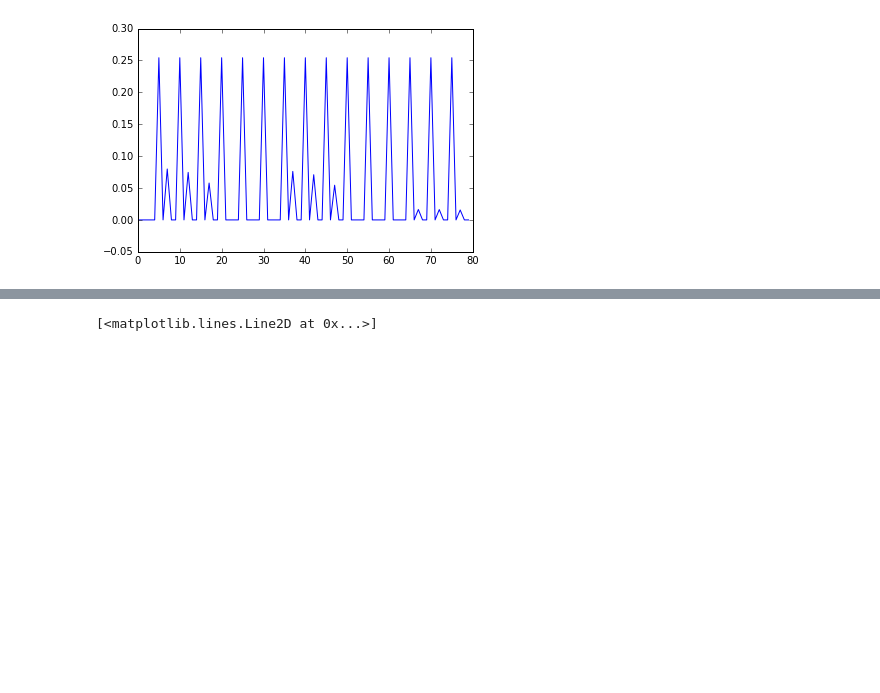
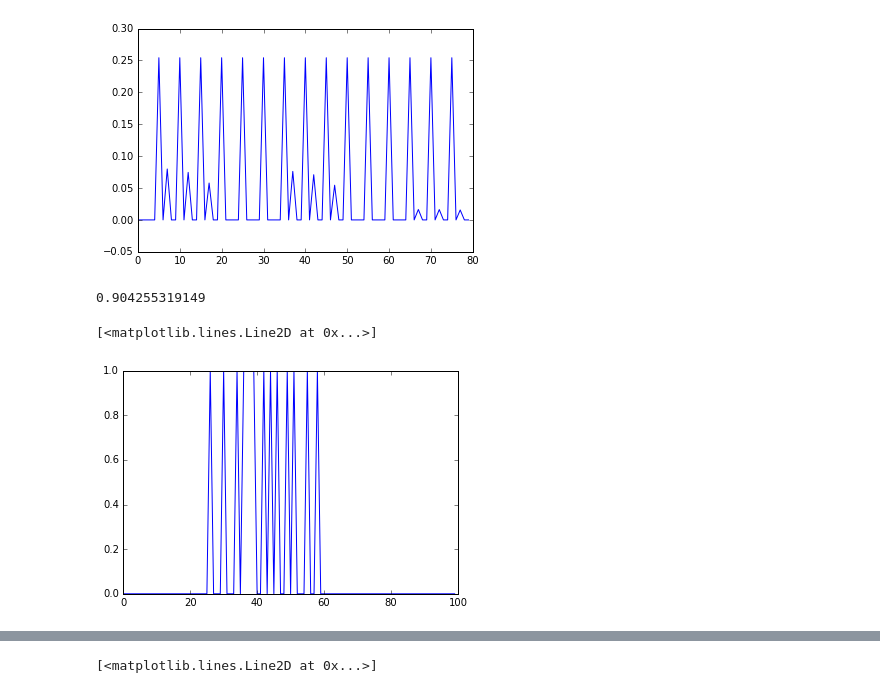
Before and after one commit to piperod/Activelearning-Slic, a Jupyter notebook: Replication_Preliminary_Results_Remi.ipynb, the cells around one changed output, grey strips where cells are left out. Drawn from its saved outputs; the diff is of its cells as text; code cells hidden in the pictures; blank space fills up the shorter version.

```diff
--- a/Replication_Preliminary_Results_Remi.ipynb
+++ b/Replication_Preliminary_Results_Remi.ipynb
@@ -356,10 +374,21 @@ data4 = logistic.predict(data)
 # %%
-from sklearn.linear_model import LogisticRegression, RidgeClassifier
+from sklearn.linear_model import LogisticRegression, RidgeClassifier, SGDClassifier
 from sklearn.svm import LinearSVC, SVC
 #logistic = LogisticRegression(C=0.01)
 #logistic = RidgeClassifier()
-logistic = SVC( kernel='linear', probability=True)
-logistic.fit(data, labels)
-datalog = logistic.predictProba(data)
+#logistic = SVC( kernel='linear', probability=True)
+logistic = SGDClassifier(loss='hinge', penalty= 'l2', n_iter=50)
+logistic.fit(data,labels)
+datalog = logistic.decision_function(data)
+#datalog = inv_logit(datalog.reshape(len(datalog),1)/1e7)
+datalog = (datalog.reshape(len(datalog),1)/1e7)
+print(logistic.score(data,labels))
 
-view_class_hist(datalog, labels, np.linspace(-1,2,20))
+#view_class_hist(datalog, labels, np.linspace(-2,2,40))
+# %% [output]
+0.904255319149
+# %%
+plt.plot(labels[0:100])
+# %% [output]
+[<matplotlib.lines.Line2D at 0x...>]
+[figure, added]
```
Also changed, not shown: parts of 11 cells of this notebook.
